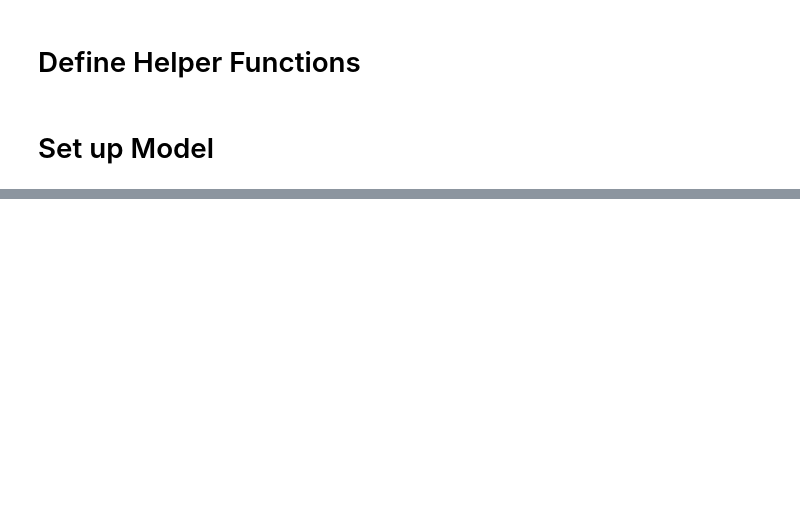
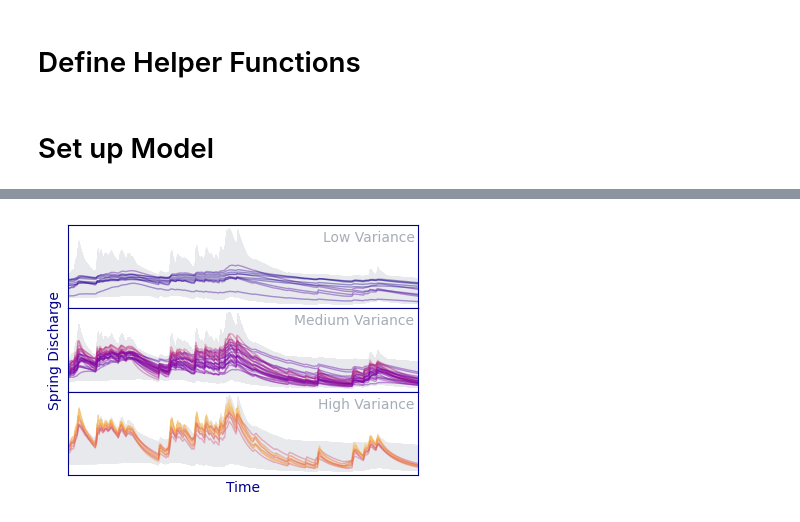
Before and after one commit to iGW-TU-Dresden/CFPy, a Jupyter notebook: vlab/VLAB_04.ipynb, the cells around one changed output, grey strips where cells are left out. Drawn from its saved outputs; the diff is of its cells as text; code cells hidden in the pictures; blank space fills up the shorter version.

Commit message:
run vlab example, create plot

```diff
--- a/vlab/VLAB_04.ipynb
+++ b/vlab/VLAB_04.ipynb
@@ -948,0 +923,81 @@ ax.set_xlim(0, q_arr.shape[1] - 1)
+# %%
+# read results
+q_arr = pd.read_fwf("Q_out.csv", header=None).values
+
+# process data
+# remove outlier time series based on IQR
+row_means = q_arr.mean(axis=1)
+q1, q3 = np.percentile(row_means, [25, 75])
+iqr = q3 - q1
+# standard 1.5 * IQR filter for high values
+mask = row_means <= q3 + 1.5 * iqr
+# filter values
+q_arr_filtered = q_arr[mask]
+# copy full array
+q_arr_filtered_orig = q_arr_filtered.copy()
+# use every n-th value to not clutter the plot
+q_arr_filtered = q_arr_filtered[::10, :]
+
+# define number of groups for splitting
+n_groups = 3
+
+# per-series variance and global max for color normalization
+variances = np.var(q_arr_filtered, axis=1)
+var_max = variances.max()
+
+# split into n_groups by equal-count percentile bins
+# breakpoints = np.percentile(variances, np.linspace(0, 100, n_groups + 1))
+
+# manual breakpoints
+percentages = [0, 20, 80, 100]
+breakpoints = np.percentile(variances, percentages)
+# check that number of groups and number of breakbpoints match
+assert len(percentages) == n_groups + 1, "n_percentages has to equal n_groups + 1"
+
+breakpoints[0] -= 1e-10  # ensure the lowest value is included
+groups = [
+    np.where((variances > breakpoints[i]) & (variances <= breakpoints[i + 1]))[0]
+    for i in range(n_groups)
+]
+
+fig, axes = plt.subplots(n_groups, 1, figsize=(4, 1 * n_groups),
+                         sharex=True, sharey=True,
+                         gridspec_kw={"hspace": 0.})
+if n_groups == 1:
+    axes = [axes]
+
+for ax, idxs in zip(axes, groups):
+    for sim in idxs:
+        ax.plot(q_arr_filtered[sim, :],
+                c=cm.plasma(variances[sim] / var_max / 1.2),
+                lw=1., alpha=.4)
+
+        ax.fill_between(
+            [i for i in range(q_arr_filtered_orig.shape[1])],
+            np.max(q_arr_filtered_orig, axis=0),
+            np.min(q_arr_filtered_orig, axis=0),
+            facecolor="#e7e9ed",
+        )
+    ax.set_xlim(0, q_arr_filtered.shape[1] - 1)
+    ax.set_yticks([])
+    ax.set_xticks([])
+
+    ax.tick_params(color="#00008c", labelcolor="#00008c")
+    for spine in ax.spines.values():
+        spine.set_edgecolor("#00008c")
+
+if n_groups == 3:
+    axes[0].text(x=0.99, y=0.8, s="Low Variance",
+                 transform=axes[0].transAxes, ha="right", c="#a5aeb8")
+    axes[1].text(x=0.99, y=0.8, s="Medium Variance",
+                 transform=axes[1].transAxes, ha="right", c="#a5aeb8")
+    axes[2].text(x=0.99, y=0.8, s="High Variance",
+                 transform=axes[2].transAxes, ha="right", c="#a5aeb8")
+
+    axes[2].set_xlabel("Time", c="#00008c")
+    axes[1].set_ylabel("Spring Discharge", c="#00008c")
+
+plt.tight_layout()
+plt.savefig("spring_discharge_dynamics.png", dpi=1000)
+# %% [output]
+[figure, added]
```
Also changed, not shown: parts of 6 cells of this notebook, 2 other files.
